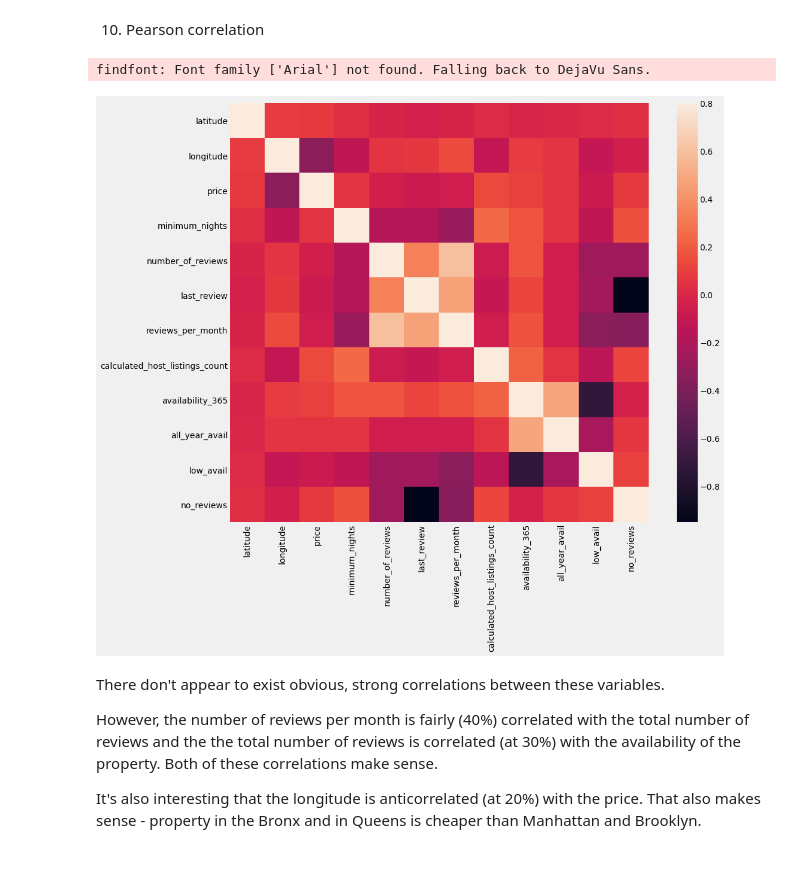
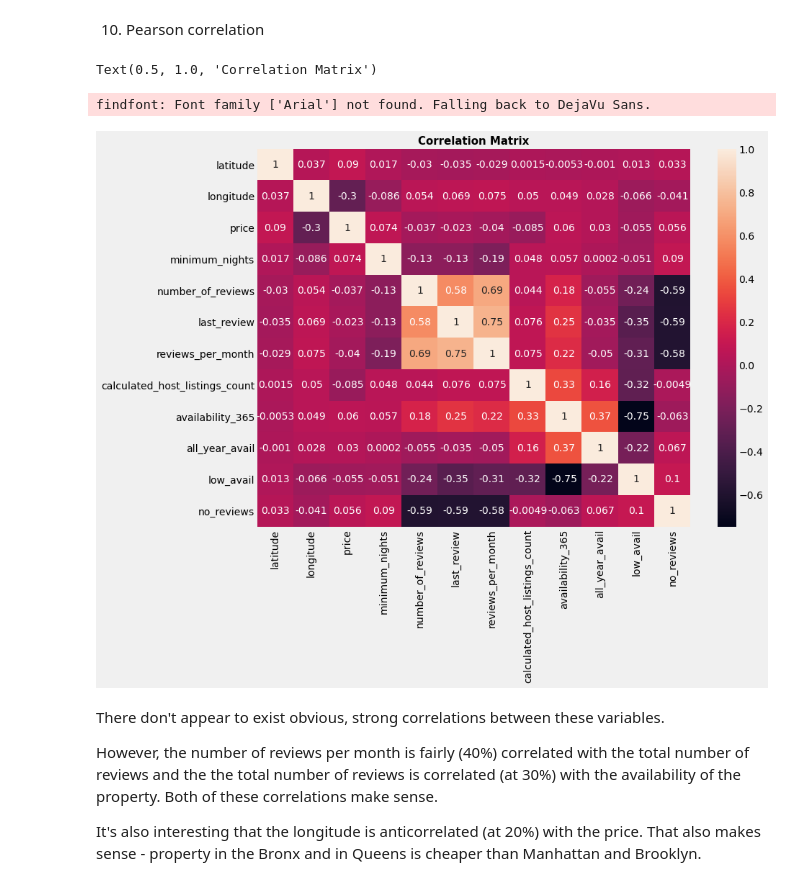
Before and after one commit to gauriverma19/NYC_AIRBNB_PRICE_PREDICTION, a Jupyter notebook: airbnb_nyc.ipynb, the cells around one changed output. Saved outputs shown, nothing was run; the diff lists cells and outputs as text; code cells hidden in the pictures.

```diff
--- a/airbnb_nyc.ipynb
+++ b/airbnb_nyc.ipynb
@@ -346,13 +348,15 @@ data['no_reviews'] = data['reviews_per_month']==0
 10. Pearson correlation
 # %%
 #plotting the pearson correlation plot to visualise the correlation between various features
-corrmatrix = data.corr()
-f, ax = plt.subplots(figsize=(15,12))
-sns.heatmap(corrmatrix, vmax=0.8, square=True)
-sns.set(font_scale=0.8)
+
+corrmatrix = data.corr(method = 'kendall')
+plt.subplots(figsize=(12,9))
+sns.heatmap(corrmatrix, annot=True)
+plt.title("Correlation Matrix",size=15, weight='bold')
 # %% [output]
-findfont: Font family ['Arial'] not found. Falling back to DejaVu Sans.
+Text(0.5, 1.0, 'Correlation Matrix')
+findfont: Font family ['Arial'] not found. Falling back to DejaVu Sans.
-[figure, old version]
+[figure, new version]
 # %% [markdown]
 
 There don't appear to exist obvious, strong correlations between these variables.
```
Also changed, not shown: parts of 22 cells of this notebook.
